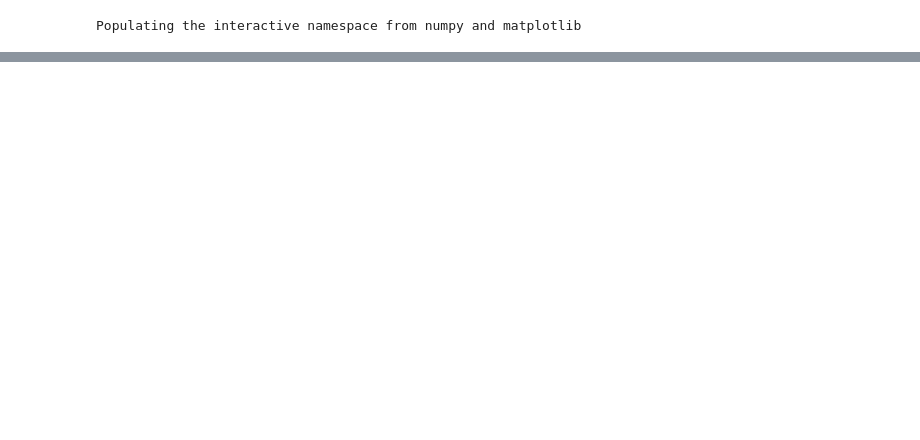
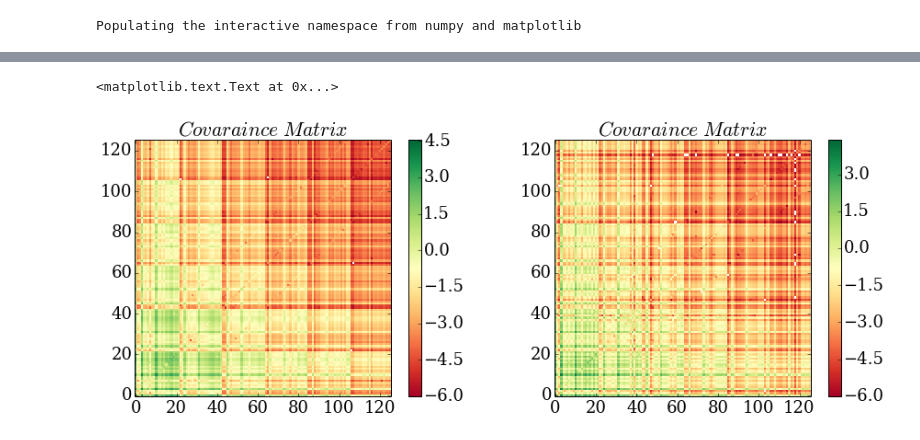
Before and after one commit to jngaravitoc/BFE-c, a Jupyter notebook: PCA/PCA_triaxial_halos.ipynb, the cells around one changed output, grey strips where cells are left out. Saved outputs shown, nothing was run; the diff lists cells and outputs as text; code cells hidden in the pictures; blank space fills up the shorter version.

```diff
--- a/PCA/PCA_triaxial_halos.ipynb
+++ b/PCA/PCA_triaxial_halos.ipynb
@@ -65,0 +79,15 @@ var_pr = variance(cov_matrix_pr)
+# %%
+figure(figsize=(15, 5))
+
+subplot(1, 2, 1)
+plt.imshow(np.log10(np.abs(cov_matrix_ob_S)).T, origin='lower', interpolation='None', cmap = 'RdYlGn')
+colorbar()
+title('$Covaraince\ Matrix$')
+
+subplot(1, 2, 2)
+plt.imshow(np.log10(np.abs(cov_matrix_pr_S)).T, origin='lower', interpolation='None', cmap = 'RdYlGn')
+colorbar()
+title('$Covaraince\ Matrix$')
+# %% [output]
+<matplotlib.text.Text at 0x...>
+[figure, added]
```
Also changed, not shown: parts of 16 cells of this notebook.
